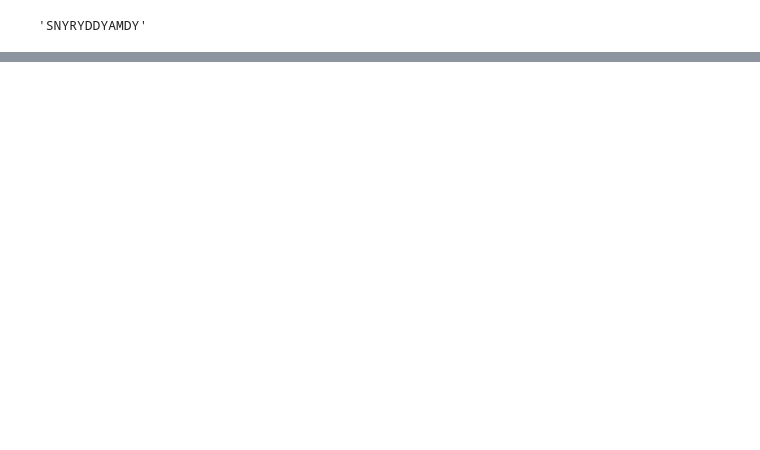
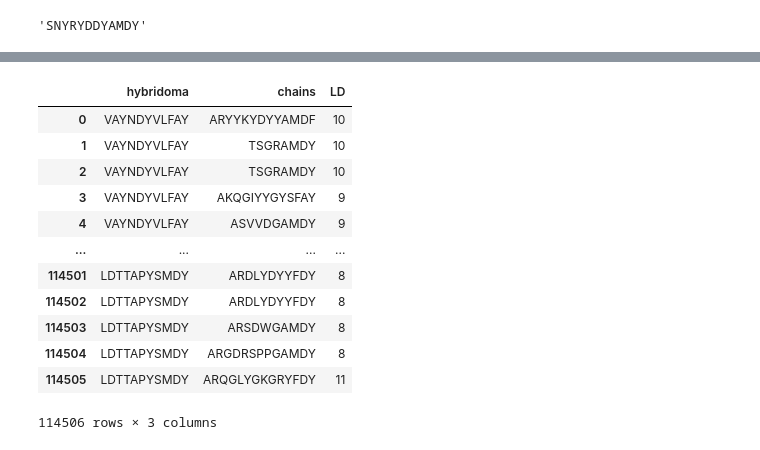
Before and after one commit to wkwong-henlix/10X_bcr_sequence_analysis, a Jupyter notebook: ILT4/set1_10062022/set1.ipynb, the cells around one changed output, grey strips where cells are left out. Cells and saved outputs as stored; diff of their text form; code cells hidden in the pictures; blank space fills up the shorter version.

Commit message:
added qiang's suggestions of comparing sequences to existing hybridoma sequences

```diff
--- a/ILT4/set1_10062022/set1.ipynb
+++ b/ILT4/set1_10062022/set1.ipynb
@@ -663,0 +669,3 @@ fig.tight_layout()
+# %%
+hybridoma_hcdr3 = established_sequences[['index', 'H-CDR3_aa']].drop_duplicates("H-CDR3_aa")
+hybridoma_hcdr3
@@ -663,0 +703,3 @@ fig.tight_layout()
+# %%
+chains_hcdr3_no_cw = chains['h_cdr3'].apply(lambda x: x[1:-1])
+chains_hcdr3_no_cw
@@ -663,0 +742,19 @@ fig.tight_layout()
+# %%
+# Create all the possible combinations between the hybidoma and 10X sequences and calculate the LD
+hybridoma_vs_chain_ld = pd.DataFrame([list(x) for x in itertools.product(*[hybridoma_hcdr3, chains_hcdr3_no_cw])], columns=['hybridoma', 'chains'])
+hybridoma_vs_chain_ld['LD'] = hybridoma_vs_chain_ld.apply(lambda x: lev.distance(x.hybridoma, x.chains), axis=1)
+hybridoma_vs_chain_ld
+# %% [output]
+|  | hybridoma | chains | LD |
+| 0 | VAYNDYVLFAY | ARYYKYDYYAMDF | 10 |
+| 1 | VAYNDYVLFAY | TSGRAMDY | 10 |
+| 2 | VAYNDYVLFAY | TSGRAMDY | 10 |
+| 3 | VAYNDYVLFAY | AKQGIYYGYSFAY | 9 |
+| 4 | VAYNDYVLFAY | ASVVDGAMDY | 9 |
+| ... | ... | ... | ... |
+| 114501 | LDTTAPYSMDY | ARDLYDYYFDY | 8 |
+| 114502 | LDTTAPYSMDY | ARDLYDYYFDY | 8 |
+| 114503 | LDTTAPYSMDY | ARSDWGAMDY | 8 |
+| 114504 | LDTTAPYSMDY | ARGDRSPPGAMDY | 8 |
+| 114505 | LDTTAPYSMDY | ARQGLYGKGRYFDY | 11 |
+114506 rows × 3 columns
```
Also changed, not shown: parts of 12 cells of this notebook.
